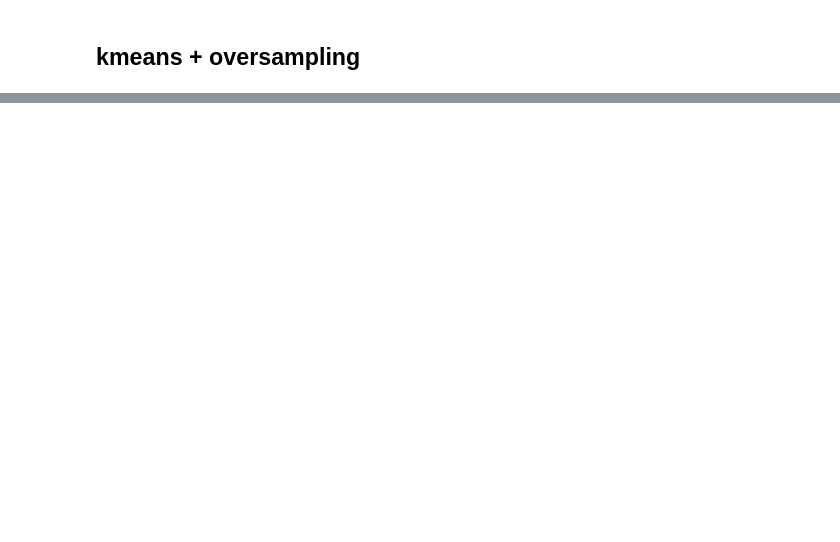
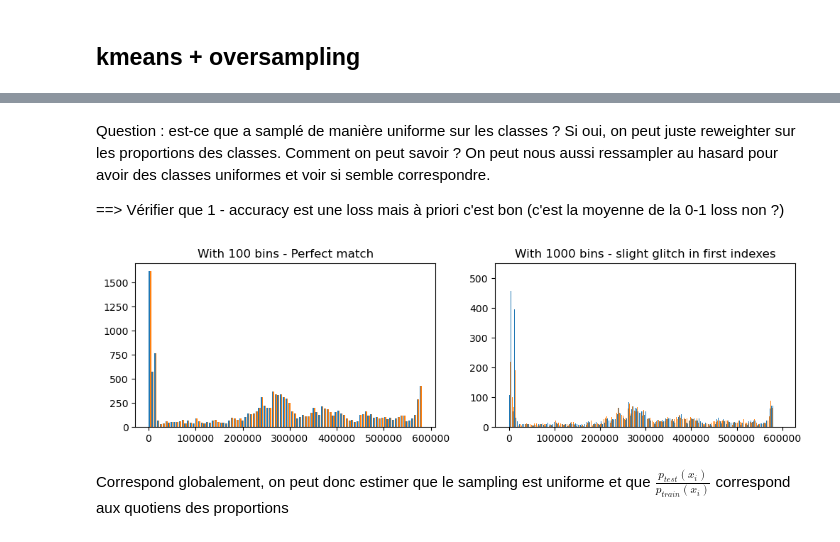
Before and after one commit to matthieudelsart/cover-type-prediction-challenge, a Jupyter notebook: matt_general.ipynb, the cells around one changed output, grey strips where cells are left out. Drawn from its saved outputs; the diff is of its cells as text; code cells hidden in the pictures; blank space fills up the shorter version.

```diff
--- a/matt_general.ipynb
+++ b/matt_general.ipynb
@@ -921,0 +908,24 @@ len(predictions_df)
+# %% [markdown]
+Question : est-ce que a samplé de manière uniforme sur les classes ? Si oui, on peut juste reweighter sur les proportions des classes. Comment on peut savoir ? On peut nous aussi ressampler au hasard pour avoir des classes uniformes et voir si semble correspondre.
+
+==> Vérifier que 1 - accuracy est une loss mais à priori c'est bon (c'est la moyenne de la 0-1 loss non ?)
+# %%
+### Trying to get the same data the train from the test
+class_size = 2160
+df_copy = pd.DataFrame()
+
+for label in range(1,8):
+    class_data = df_train[df_train['Cover_Type'] == label]
+    sampled_data = class_data.sample(n=class_size, replace=False, random_state=1000)
+    df_copy = pd.concat([df_copy, sampled_data])
+# %%
+fig, axs = plt.subplots(1, 2, figsize=(12, 3))
+axs[0].hist([df_train["Id"], df_copy["Id"]], bins=100)
+axs[0].set_title(f'With 100 bins - Perfect match')
+axs[1].hist([df_train["Id"], df_copy["Id"]], bins=range(0, 600_000, 1000))
+axs[1].set_title(f'With 1000 bins - slight glitch in first indexes')
+plt.show()
+# %% [output]
+[figure, added]
+# %% [markdown]
+Correspond globalement, on peut donc estimer que le sampling est uniforme et que  $\frac{p_{test}(x_i)}{p_{train}(x_i)}$ correspond aux quotiens des proportions
```
Also changed, not shown: parts of 33 cells of this notebook, 2 other files.
